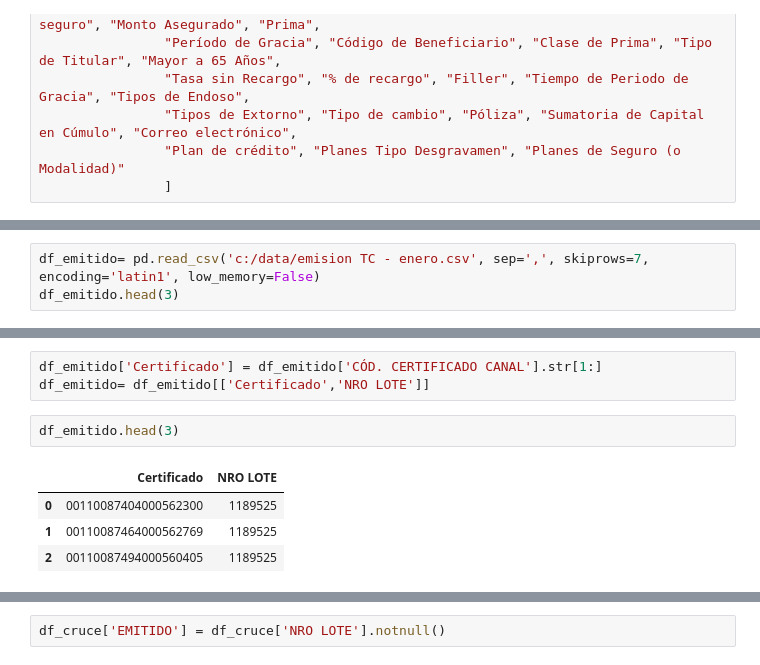
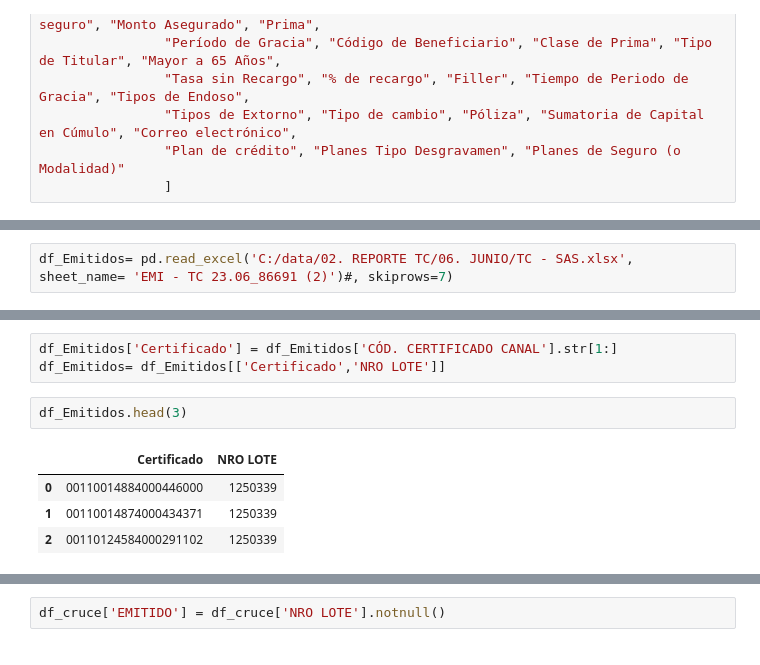
Before and after one commit to nelvinvelazco/PROYECTO-RIMAC, a Jupyter notebook: ETL_desgravamen_TC.ipynb, the cells around one changed output, grey strips where cells are left out. Drawn from its saved outputs; the diff is of its cells as text.

```diff
--- a/ETL_desgravamen_TC.ipynb
+++ b/ETL_desgravamen_TC.ipynb
@@ -71,3 +107,2 @@ memory usage: 282.4+ MB
 # %%
-df_emitido= pd.read_csv('c:/data/emision TC - enero.csv', sep=',', skiprows=7, encoding='latin1', low_memory=False)
-df_emitido.head(3)
+df_Emitidos= pd.read_excel('C:/data/02. REPORTE TC/06. JUNIO/TC - SAS.xlsx', sheet_name= 'EMI - TC 23.06_86691 (2)')#, skiprows=7)
@@ -79,10 +136,10 @@ df_emitido.head(3)
 # %%
-df_emitido['Certificado'] = df_emitido['CÓD. CERTIFICADO CANAL'].str[1:]
-df_emitido= df_emitido[['Certificado','NRO LOTE']]
+df_Emitidos['Certificado'] = df_Emitidos['CÓD. CERTIFICADO CANAL'].str[1:]
+df_Emitidos= df_Emitidos[['Certificado','NRO LOTE']]
 # %%
-df_emitido.head(3)
+df_Emitidos.head(3)
 # %% [output]
 |  | Certificado | NRO LOTE |
-| 0 | 00110087404000562300 | 1189525 |
-| 1 | 00110087464000562769 | 1189525 |
-| 2 | 00110087494000560405 | 1189525 |
+| 0 | 00110014884000446000 | 1250339 |
+| 1 | 00110014874000434371 | 1250339 |
+| 2 | 00110124584000291102 | 1250339 |
```
Also changed, not shown: parts of 29 cells of this notebook, 1 other file.
